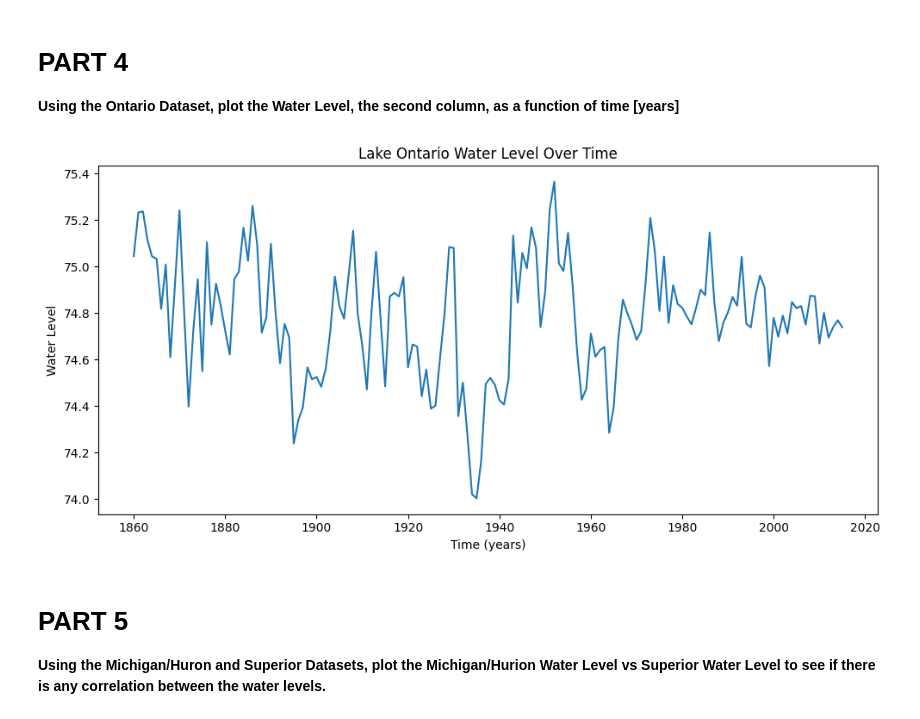
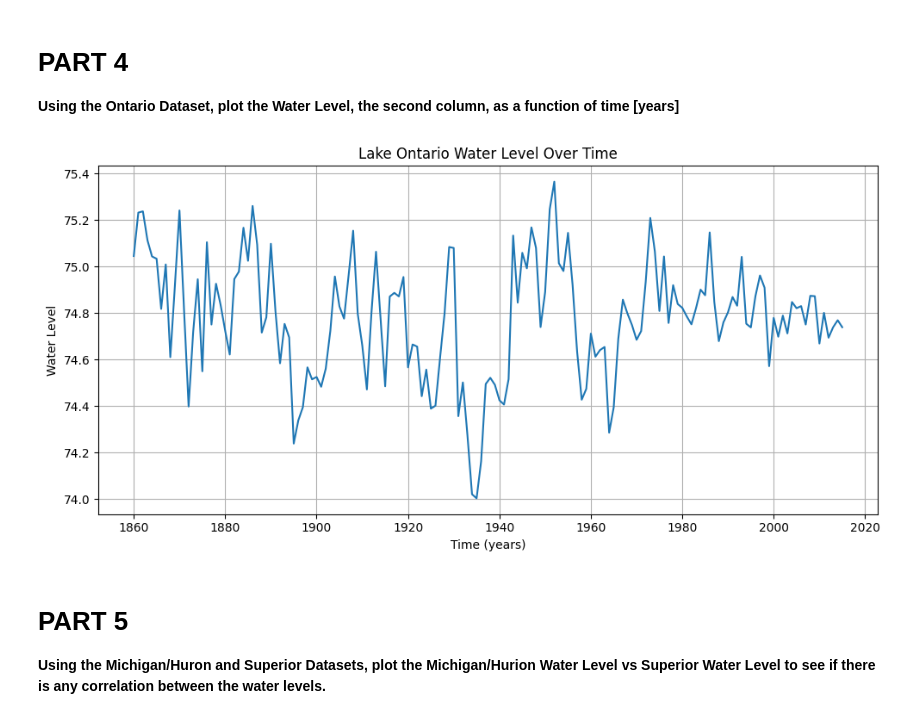
Before and after one commit to AbhishekVilekar/CMSE202_Git_Started, a Jupyter notebook: Great_Lakes_and_Grand_River.ipynb, the cells around one changed output. Drawn from its saved outputs; the diff is of its cells as text; code cells hidden in the pictures.

```diff
--- a/Great_Lakes_and_Grand_River.ipynb
+++ b/Great_Lakes_and_Grand_River.ipynb
@@ -49,15 +49,16 @@ This notebook **might look very familiar!** It is based off a CMSE 201 assignmen
 # %%
 ont = pd.read_csv('data/ont.csv')
 
 plt.figure(figsize=(10,5))
 plt.plot(ont.iloc[:,0], ont.iloc[:,1])
 plt.xlabel('Time (years)')
 plt.ylabel('Water Level')
 plt.title('Lake Ontario Water Level Over Time')
+plt.grid(True)
 plt.tight_layout()
 plt.show()
 # %% [output]
-[figure, old version]
+[figure, new version]
 # %% [markdown]
 # PART 5
 
```
Also changed, not shown: parts of 4 cells of this notebook.
